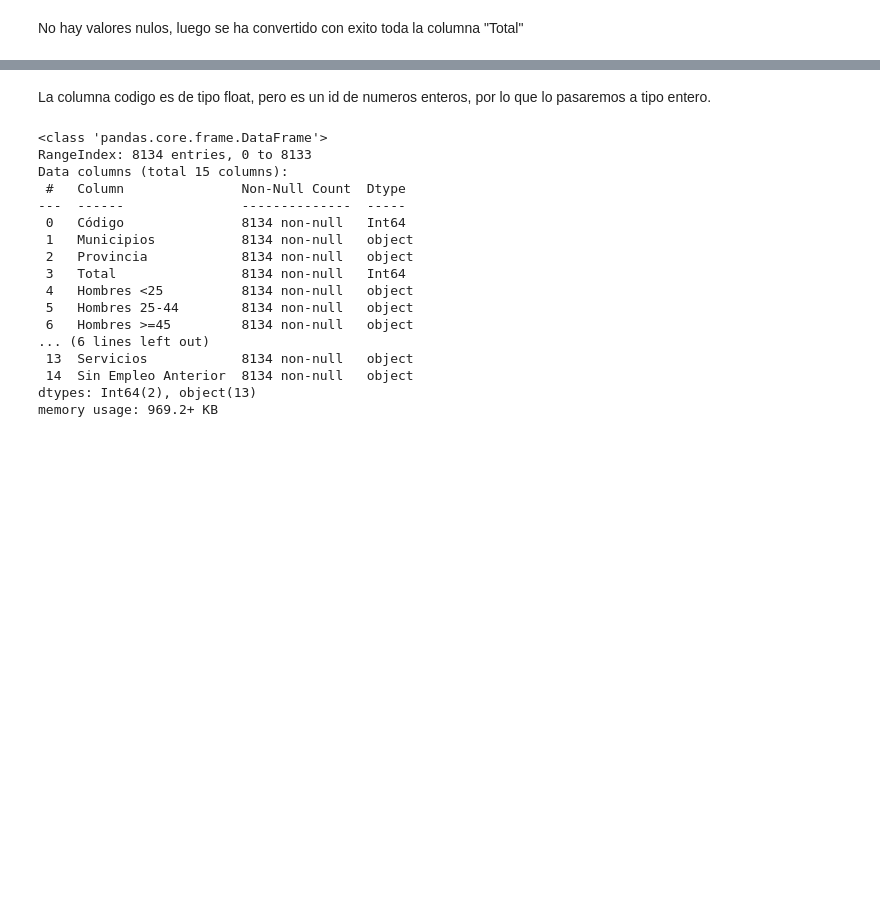
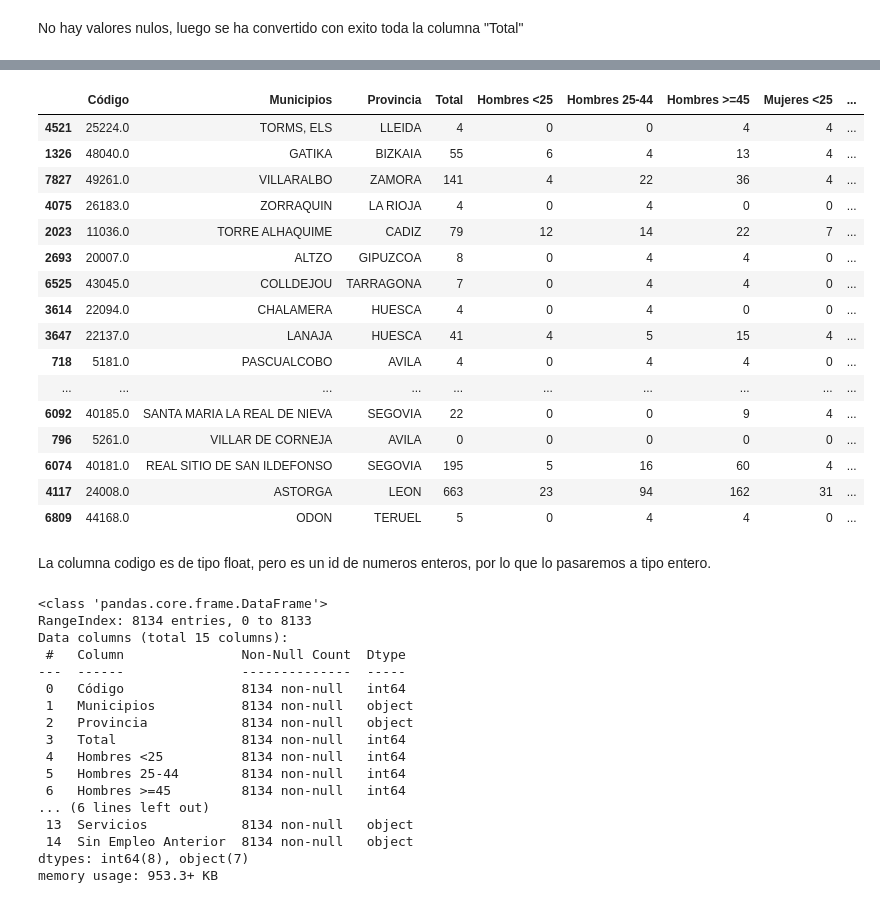
Before and after one commit to Rcm89/TFM-analisis-educacion, a Jupyter notebook: paro_municipios.ipynb, the cells around one changed output, grey strips where cells are left out. Drawn from its saved outputs; the diff is of its cells as text; code cells hidden in the pictures; blank space fills up the shorter version.

```diff
--- a/paro_municipios.ipynb
+++ b/paro_municipios.ipynb
@@ -456,11 +456,12 @@ Hacemos las transformaciones que hemos enunciado (imputar a 0 las celdas de la c
 # %%
-# Reemplazar valores ' ' y '<5' en la columna "Total" con 0
-df_paro_municipios['Total'] = df_paro_municipios['Total'].replace([' ', '<5'], 0)
+# Reemplazar valores ' ' con 0 y valores '<5' con 4 en la columna "Total"
+df_paro_municipios['Total'] = df_paro_municipios['Total'].replace([' '], 0)
+df_paro_municipios['Total'] = df_paro_municipios['Total'].replace(['<5'], 4)
 # %% [markdown]
 Ahora ya, convertimos la columna "Total" a tipo entero.
 # %%
 # Convertir la columna "Total" a tipo entero, manejando si los hubiera, valores no numéricos
-df_paro_municipios['Total'] = pd.to_numeric(df_paro_municipios['Total'], errors='coerce').astype('Int64')
+df_paro_municipios['Total'] = pd.to_numeric(df_paro_municipios['Total'], errors='coerce').astype('int64')
 
 df_paro_municipios.info()
 # %% [output]
@@ -485,0 +489,10 @@ No hay valores nulos, luego se ha convertido con exito toda la columna "Total"
+# %%
+# Reemplazar valores ' ' con 0 y valores '<5' con 4 en las columnas indicadas
+columnas = ["Hombres <25", "Hombres 25-44", "Hombres >=45", "Mujeres <25", "Mujeres 25-44", "Mujeres >=45"]
+df_paro_municipios[columnas] = df_paro_municipios[columnas].replace([' '], 0)
+df_paro_municipios[columnas] = df_paro_municipios[columnas].replace(['<5'], 4)
+# %%
+df_paro_municipios[columnas] = df_paro_municipios[columnas].apply(pd.to_numeric, errors='coerce').astype('int64')
+
+# Mostrar información del DataFrame
+df_paro_municipios.info()
@@ -486,9 +517,28 @@ No hay valores nulos, luego se ha convertido con exito toda la columna "Total"
+# %%
+df_paro_municipios.sample(20)
+# %% [output]
+|  | Código | Municipios | Provincia | Total | Hombres <25 | Hombres 25-44 | Hombres >=45 | Mujeres <25 | ... |
+| 4521 | 25224.0 | TORMS, ELS | LLEIDA | 4 | 0 | 0 | 4 | 4 | ... |
+| 1326 | 48040.0 | GATIKA | BIZKAIA | 55 | 6 | 4 | 13 | 4 | ... |
+| 7827 | 49261.0 | VILLARALBO | ZAMORA | 141 | 4 | 22 | 36 | 4 | ... |
+| 4075 | 26183.0 | ZORRAQUIN | LA RIOJA | 4 | 0 | 4 | 0 | 0 | ... |
+| 2023 | 11036.0 | TORRE ALHAQUIME | CADIZ | 79 | 12 | 14 | 22 | 7 | ... |
+| 2693 | 20007.0 | ALTZO | GIPUZCOA | 8 | 0 | 4 | 4 | 0 | ... |
+| 6525 | 43045.0 | COLLDEJOU | TARRAGONA | 7 | 0 | 4 | 4 | 0 | ... |
+| 3614 | 22094.0 | CHALAMERA | HUESCA | 4 | 0 | 4 | 0 | 0 | ... |
+| 3647 | 22137.0 | LANAJA | HUESCA | 41 | 4 | 5 | 15 | 4 | ... |
+| 718 | 5181.0 | PASCUALCOBO | AVILA | 4 | 0 | 4 | 4 | 0 | ... |
+| ... | ... | ... | ... | ... | ... | ... | ... | ... | ... |
+| 6092 | 40185.0 | SANTA MARIA LA REAL DE NIEVA | SEGOVIA | 22 | 0 | 0 | 9 | 4 | ... |
+| 796 | 5261.0 | VILLAR DE CORNEJA | AVILA | 0 | 0 | 0 | 0 | 0 | ... |
+| 6074 | 40181.0 | REAL SITIO DE SAN ILDEFONSO | SEGOVIA | 195 | 5 | 16 | 60 | 4 | ... |
+| 4117 | 24008.0 | ASTORGA | LEON | 663 | 23 | 94 | 162 | 31 | ... |
+| 6809 | 44168.0 | ODON | TERUEL | 5 | 0 | 4 | 4 | 0 | ... |
 # %% [markdown]
 La columna codigo es de tipo float, pero es un id de numeros enteros, por lo que lo pasaremos a tipo entero.
 # %%
 # Convertir la columna "Código" a tipo entero
-df_paro_municipios['Código'] = df_paro_municipios['Código'].astype('Int64')
-
+df_paro_municipios['Código'] = df_paro_municipios['Código'].astype('int64')
 df_paro_municipios.info()
 # %% [output]
 <class 'pandas.core.frame.DataFrame'>
@@ -496,15 +546,15 @@ RangeIndex: 8134 entries, 0 to 8133
 Data columns (total 15 columns):
  #   Column               Non-Null Count  Dtype
 ---  ------               --------------  -----
- 0   Código               8134 non-null   Int64
+ 0   Código               8134 non-null   int64
  1   Municipios           8134 non-null   object
  2   Provincia            8134 non-null   object
- 3   Total                8134 non-null   Int64
- 4   Hombres <25          8134 non-null   object
- 5   Hombres 25-44        8134 non-null   object
- 6   Hombres >=45         8134 non-null   object
+ 3   Total                8134 non-null   int64
+ 4   Hombres <25          8134 non-null   int64
+ 5   Hombres 25-44        8134 non-null   int64
+ 6   Hombres >=45         8134 non-null   int64
 ... (6 lines left out)
  13  Servicios            8134 non-null   object
  14  Sin Empleo Anterior  8134 non-null   object
-dtypes: Int64(2), object(13)
-memory usage: 969.2+ KB
+dtypes: int64(8), object(7)
+memory usage: 953.3+ KB
```
Also changed, not shown: parts of 16 cells of this notebook, 4 other files.
